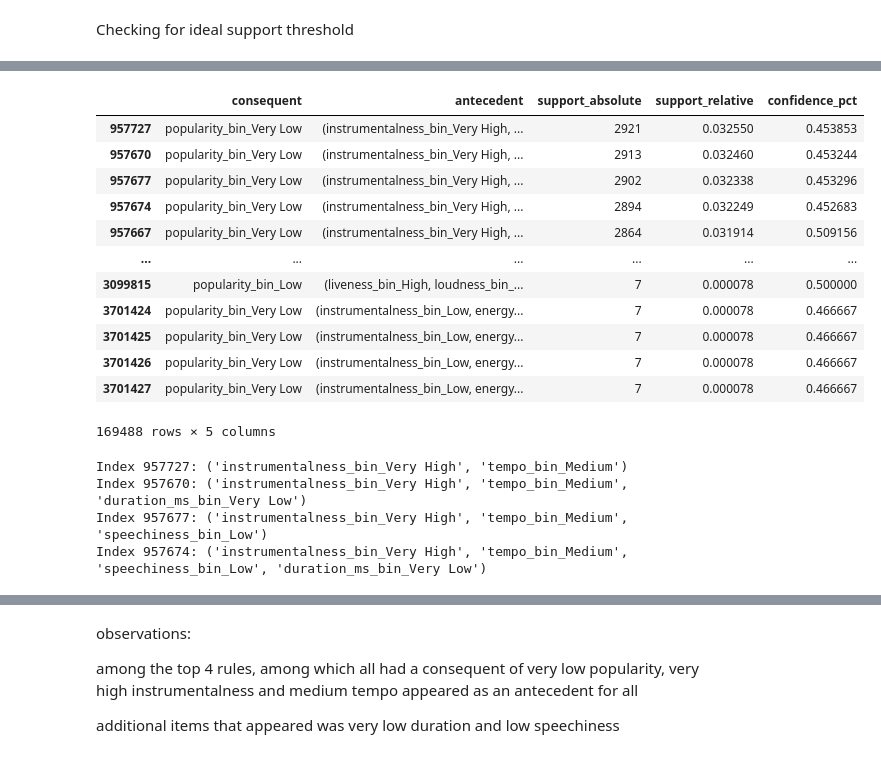
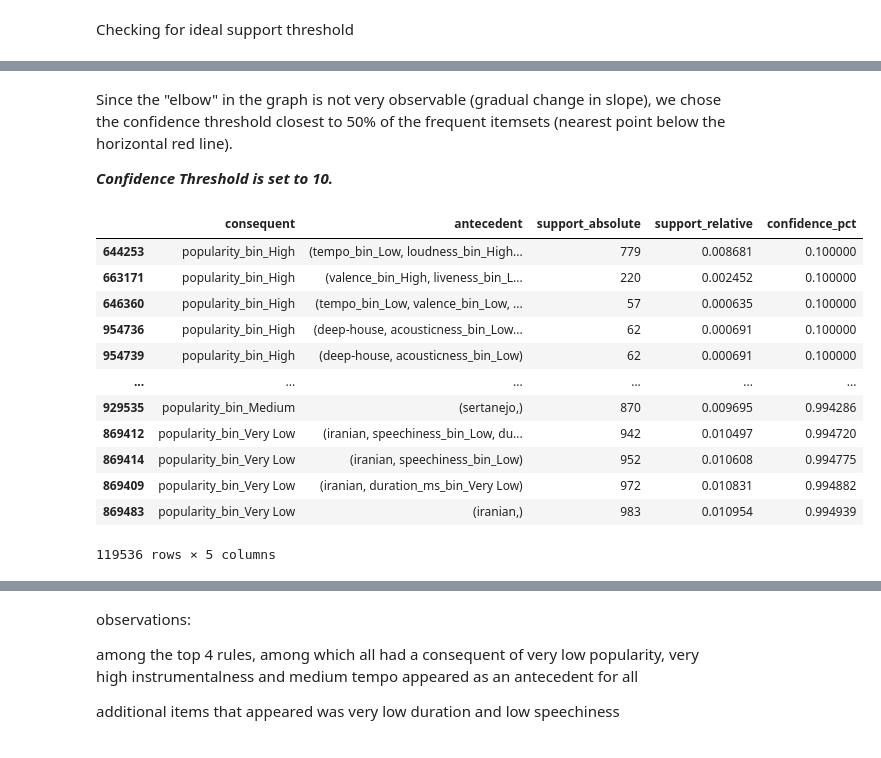
Before and after one commit to KyleCarlo/AssocRuleLearning, a Jupyter notebook: notebook.ipynb, the cells around one changed output, grey strips where cells are left out. Cells and saved outputs as stored; diff of their text form; code cells hidden in the pictures.

```diff
--- a/notebook.ipynb
+++ b/notebook.ipynb
@@ -738,3 +723,6 @@ df_flt_encoded
 | 89738 | 4BsasVXlffiJ69bRrJXWZO | True | False | False | True | ... |
 | 89739 | 4zKQYMQrd6QuyzoOCZmf6C | True | False | False | True | ... |
 89740 rows × 42 columns
+# %%
+df_flt_encoded = pd.concat([df_flt_encoded, pd.get_dummies(df['track_genre'])], axis=1)
+df_flt_encoded
@@ -802,7 +799,7 @@ Checking for ideal support threshold
 # %%
 del(range)
 # %%
-supports = range(1, 21)  # Test supports from 1% to 20%
+supports = range(100, 1501, 50)  # Test supports from 1% to 20%
 num_itemsets = []
 
 for supp in supports:
@@ -810,8 +807,8 @@ for supp in supports:
     num_itemsets.append(len(rules))
 
 plt.plot(supports, num_itemsets, marker='o')
-plt.axhline(y = len(df_merged)*0.5, color = 'r', label = '50% of transactions')
-plt.xticks([x for x in range(21)])
+plt.axhline(y = len(df_merged)*0.7, color = 'r', label = '70% of transactions')
+plt.xticks([x for x in range(100, 1501, 50)], rotation=90)
 plt.xlabel("Support Threshold (%)")
 plt.ylabel("Number of Frequent Itemsets")
 plt.title("Elbow Method for Choosing Support")
@@ -824,8 +855,8 @@ many patterns are very common --> added zmax = to limit itemset size
 # %%
 # calculates the frequent itemset using fpgrowth algorithm
-def get_fim(supp, transactions):
-    result = fpgrowth(transactions, supp=supp, zmax = 3, report='as')
-    colnames = ['itemset'] + ['support_absolute', 'support_relative']
+def get_sig(supp, conf, transactions):
+    result = arules(transactions, supp=supp, conf=conf, report='asc')
+    colnames = ['consequent', 'antecedent'] + ['support_absolute', 'support_relative', 'confidence_pct']
     df_result = pd.DataFrame(result, columns=colnames)
     df_result = df_result.sort_values('support_absolute', ascending=False)
     return df_result
@@ -868,9 +881,0 @@ get_fim(-14, transactions)
-# %%
-# calculates the frequent itemset using fpgrowth algorithm
-def get_sig(supp, conf, transactions):
-
-    result = arules(transactions, supp=supp, conf=conf, zmax=3, report='asc')
-    colnames = ['consequent', 'antecedent'] + ['support_absolute', 'support_relative', 'confidence_pct']
-    df_result = pd.DataFrame(result, columns=colnames)
-    df_result = df_result.sort_values('support_absolute', ascending=False)
-    return df_result
@@ -902,41 +882,24 @@ plt.show()
+# %% [markdown]
+Since the "elbow" in the graph is not very observable (gradual change in slope), we chose the confidence threshold closest to 50% of the frequent itemsets (nearest point below the horizontal red line). <br/>
+
+***Confidence Threshold is set to 10.***
 # %%
 # focus on those where popularity appears in the consequent
 
-rules = get_sig(-14, 45, transactions)
+rules = get_sig(-550, 10, transactions)
 rules_filtered = rules[rules["consequent"].astype(str).str.contains("popularity", na=False)]
-rules_filtered
+rules_filtered.sort_values('confidence_pct')
 # %% [output]
 |  | consequent | antecedent | support_absolute | support_relative | confidence_pct |
-| 957727 | popularity_bin_Very Low | (instrumentalness_bin_Very High, ... | 2921 | 0.032550 | 0.453853 |
-| 957670 | popularity_bin_Very Low | (instrumentalness_bin_Very High, ... | 2913 | 0.032460 | 0.453244 |
-| 957677 | popularity_bin_Very Low | (instrumentalness_bin_Very High, ... | 2902 | 0.032338 | 0.453296 |
-| 957674 | popularity_bin_Very Low | (instrumentalness_bin_Very High, ... | 2894 | 0.032249 | 0.452683 |
-| 957667 | popularity_bin_Very Low | (instrumentalness_bin_Very High, ... | 2864 | 0.031914 | 0.509156 |
+| 644253 | popularity_bin_High | (tempo_bin_Low, loudness_bin_High... | 779 | 0.008681 | 0.100000 |
+| 663171 | popularity_bin_High | (valence_bin_High, liveness_bin_L... | 220 | 0.002452 | 0.100000 |
+| 646360 | popularity_bin_High | (tempo_bin_Low, valence_bin_Low, ... | 57 | 0.000635 | 0.100000 |
+| 954736 | popularity_bin_High | (deep-house, acousticness_bin_Low... | 62 | 0.000691 | 0.100000 |
+| 954739 | popularity_bin_High | (deep-house, acousticness_bin_Low) | 62 | 0.000691 | 0.100000 |
 | ... | ... | ... | ... | ... | ... |
-| 3099815 | popularity_bin_Low | (liveness_bin_High, loudness_bin_... | 7 | 0.000078 | 0.500000 |
-| 3701424 | popularity_bin_Very Low | (instrumentalness_bin_Low, energy... | 7 | 0.000078 | 0.466667 |
-| 3701425 | popularity_bin_Very Low | (instrumentalness_bin_Low, energy... | 7 | 0.000078 | 0.466667 |
-| 3701426 | popularity_bin_Very Low | (instrumentalness_bin_Low, energy... | 7 | 0.000078 | 0.466667 |
-| 3701427 | popularity_bin_Very Low | (instrumentalness_bin_Low, energy... | 7 | 0.000078 | 0.466667 |
+| 929535 | popularity_bin_Medium | (sertanejo,) | 870 | 0.009695 | 0.994286 |
+| 869412 | popularity_bin_Very Low | (iranian, speechiness_bin_Low, du... | 942 | 0.010497 | 0.994720 |
+| 869414 | popularity_bin_Very Low | (iranian, speechiness_bin_Low) | 952 | 0.010608 | 0.994775 |
+| 869409 | popularity_bin_Very Low | (iranian, duration_ms_bin_Very Low) | 972 | 0.010831 | 0.994882 |
+| 869483 | popularity_bin_Very Low | (iranian,) | 983 | 0.010954 | 0.994939 |
-169488 rows × 5 columns
+119536 rows × 5 columns
-# %%
-def get_antecedents(id, rules_df):
-
-    antecedents_dict = {}
-
-    for id in id:
-          antecedents_dict[id] = rules_df.loc[id]["antecedent"]
-
-
-    return antecedents_dict
-
-id_list = [957727, 957670, 957677, 957674]
-antecedents = get_antecedents(id_list, rules_filtered)
-
-for id, antecedent in antecedents.items():
-    print(f"Index {id}: {antecedent}")
-# %% [output]
-Index 957727: ('instrumentalness_bin_Very High', 'tempo_bin_Medium')
-Index 957670: ('instrumentalness_bin_Very High', 'tempo_bin_Medium', 'duration_ms_bin_Very Low')
-Index 957677: ('instrumentalness_bin_Very High', 'tempo_bin_Medium', 'speechiness_bin_Low')
-Index 957674: ('instrumentalness_bin_Very High', 'tempo_bin_Medium', 'speechiness_bin_Low', 'duration_ms_bin_Very Low')
```
Also changed, not shown: parts of 29 cells of this notebook.
